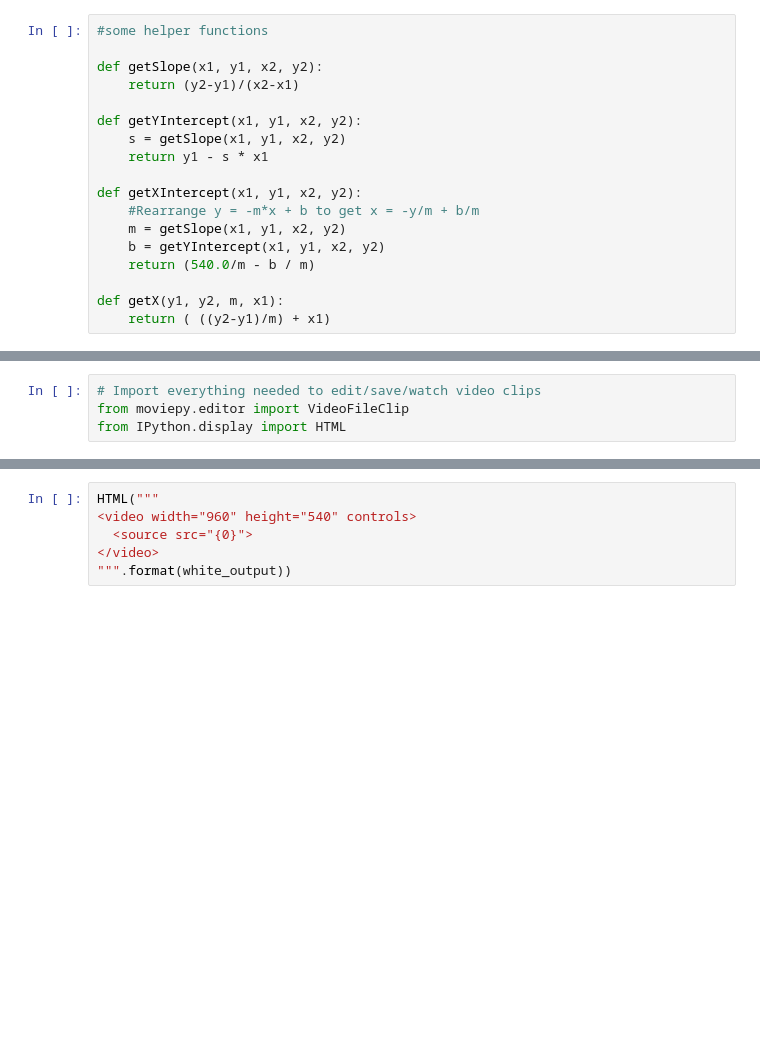
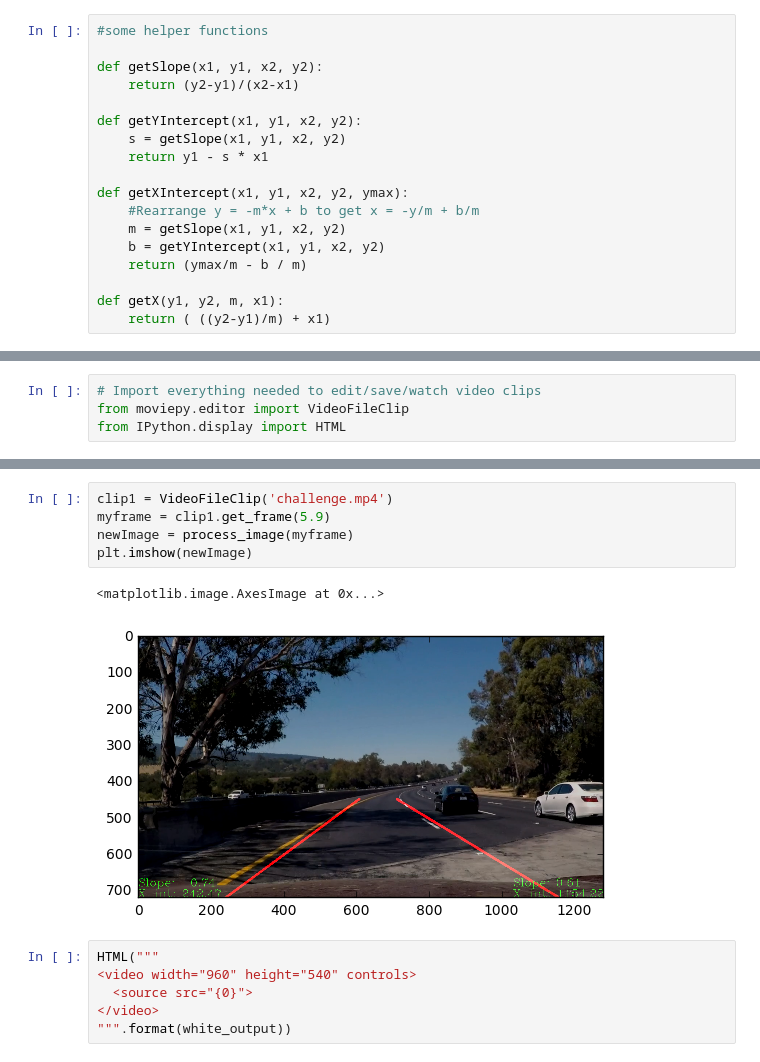
Before and after one commit to bauer-san/CarND-LaneLines-P1, a Jupyter notebook: Bauer_P1.ipynb, the cells around one changed output, grey strips where cells are left out. Cells and saved outputs as stored; diff of their text form; blank space fills up the shorter version.

```diff
--- a/Bauer_P1.ipynb
+++ b/Bauer_P1.ipynb
@@ -174,11 +149,11 @@ def getYIntercept(x1, y1, x2, y2):
     s = getSlope(x1, y1, x2, y2)
     return y1 - s * x1
 
-def getXIntercept(x1, y1, x2, y2):
+def getXIntercept(x1, y1, x2, y2, ymax):
     #Rearrange y = -m*x + b to get x = -y/m + b/m
     m = getSlope(x1, y1, x2, y2)
     b = getYIntercept(x1, y1, x2, y2)
-    return (540.0/m - b / m)
+    return (ymax/m - b / m)
 
 def getX(y1, y2, m, x1):
     return ( ((y2-y1)/m) + x1)
@@ -388,3 +452,11 @@ Play the video inline, or if you prefer find the video in your filesystem (shoul
+# %%
+clip1 = VideoFileClip('challenge.mp4')
+myframe = clip1.get_frame(5.9)
+newImage = process_image(myframe)
+plt.imshow(newImage)
+# %% [output]
+<matplotlib.image.AxesImage at 0x...>
+[figure, added]
 # %%
 HTML("""
 <video width="960" height="540" controls>
```
Also changed, not shown: parts of 32 cells of this notebook, 2 other files.
